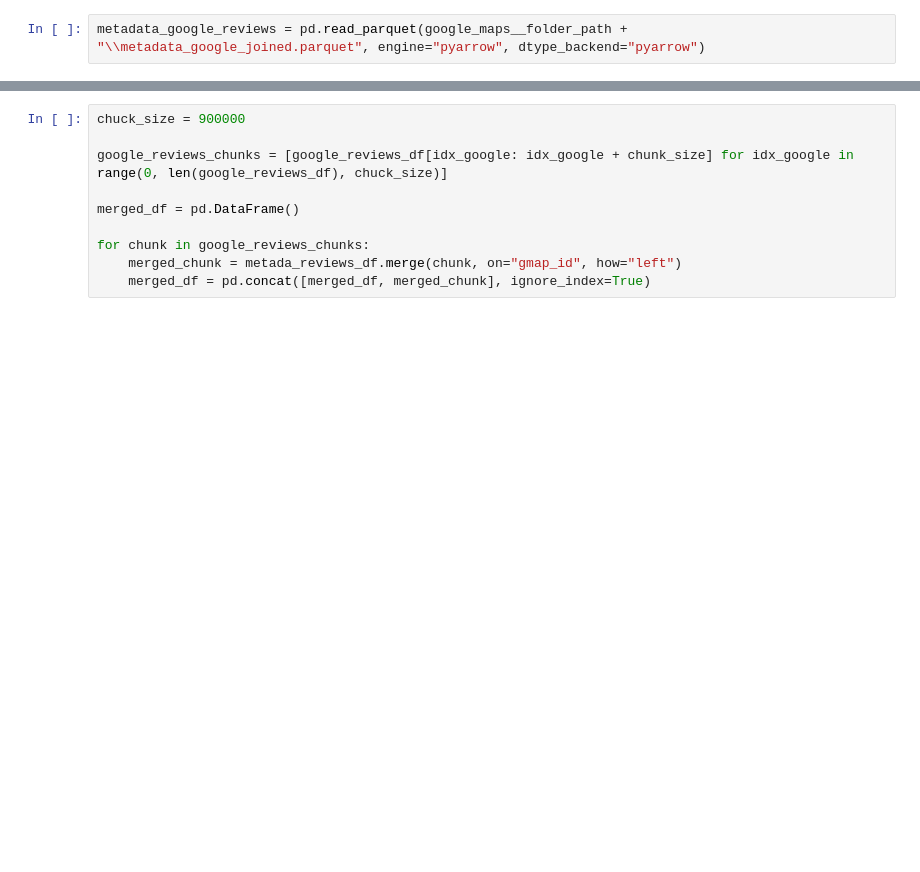
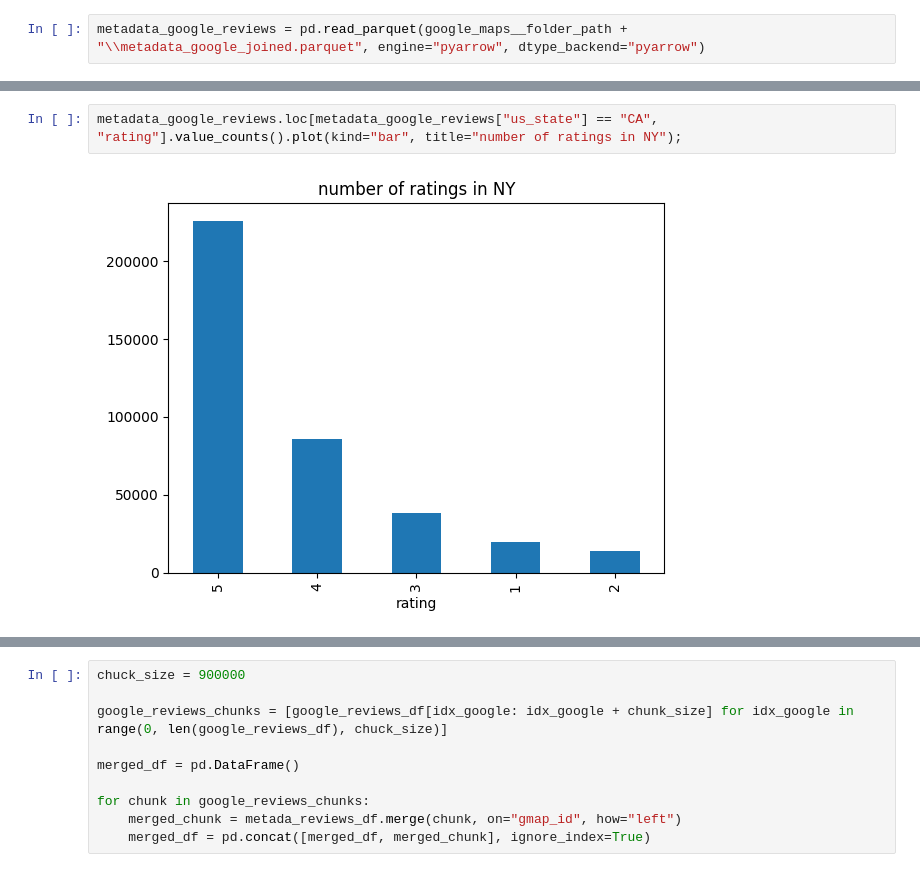
Before and after one commit to melodiromero/Google-Yelp, a Jupyter notebook: Sprint-1/Yelp/etl_eda.ipynb, the cells around one changed output, grey strips where cells are left out. Drawn from its saved outputs; the diff is of its cells as text; blank space fills up the shorter version.

```diff
--- a/Sprint-1/Yelp/etl_eda.ipynb
+++ b/Sprint-1/Yelp/etl_eda.ipynb
@@ -549,0 +554,4 @@ metadata_google_reviews.shape
+# %%
+metadata_google_reviews.loc[metadata_google_reviews["us_state"] == "CA", "rating"].value_counts().plot(kind="bar", title="number of ratings in NY");
+# %% [output]
+[figure, added]
```
Also changed, not shown: parts of 4 cells of this notebook.
